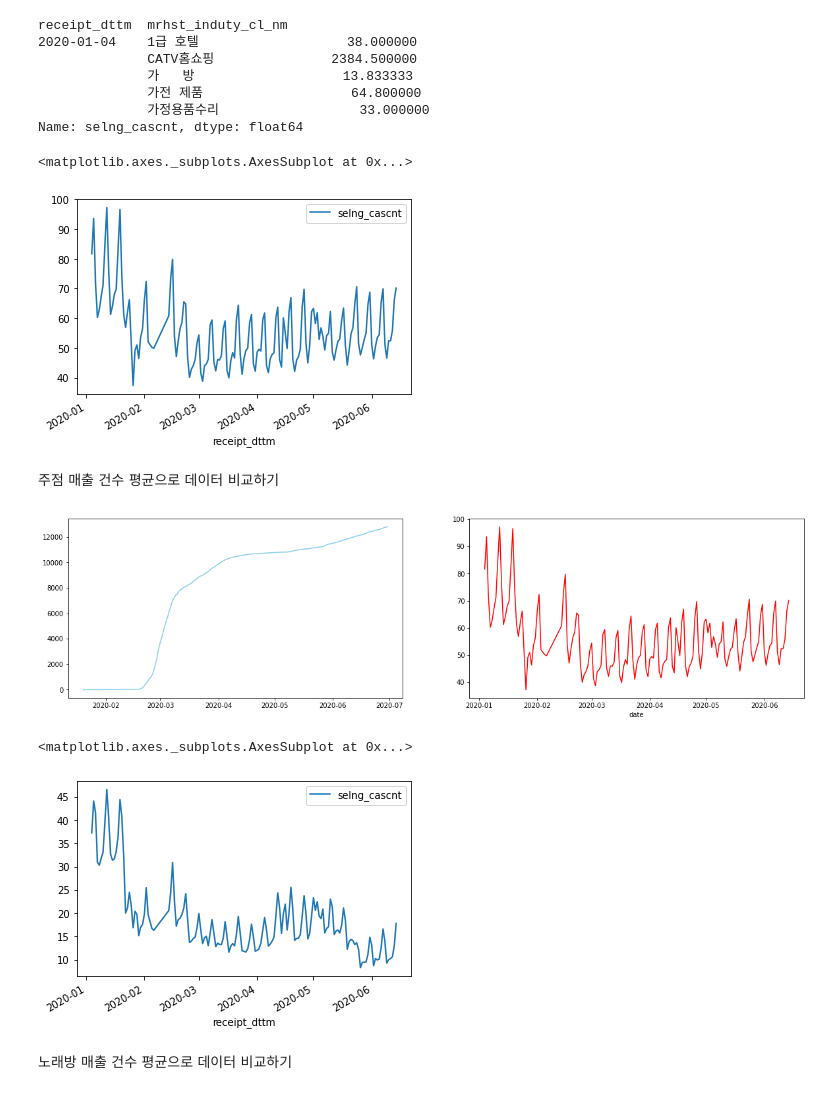
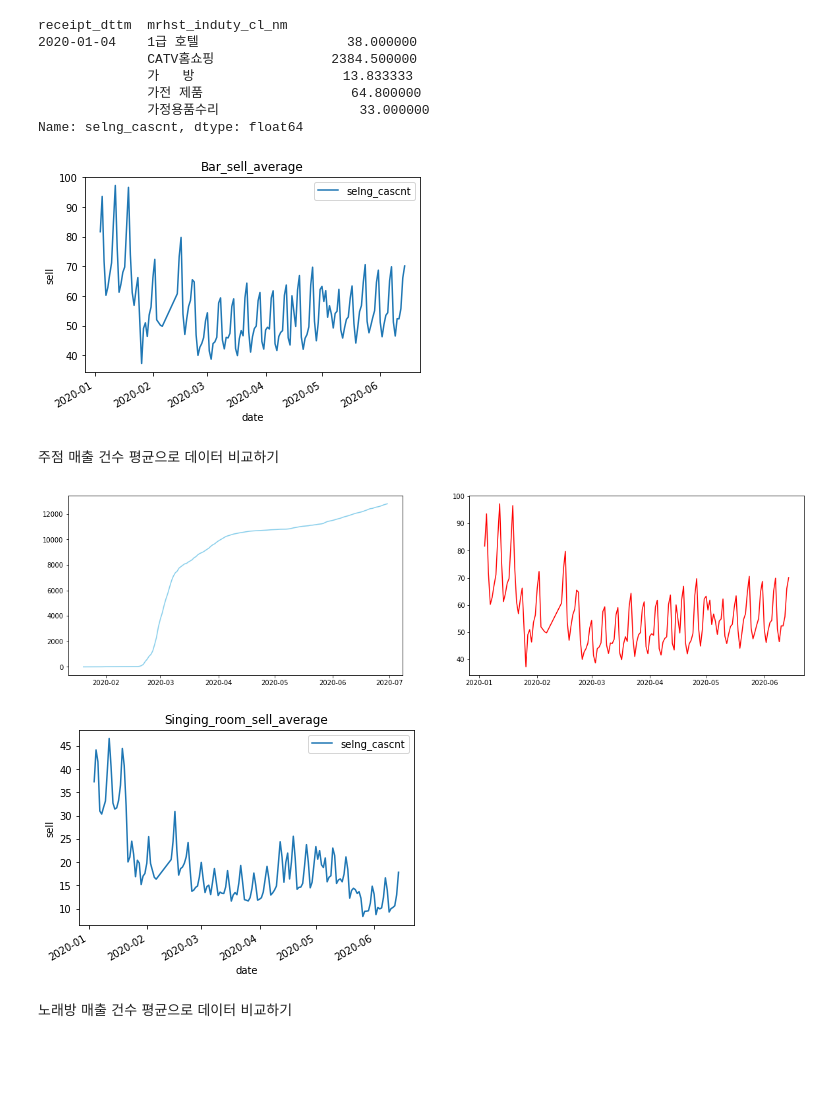
Before and after one commit to Pyeonseohee/Deeplearning, a Jupyter notebook: Datascience_Post_Covid19_1.ipynb, the cells around one changed output. Drawn from its saved outputs; the diff is of its cells as text; code cells hidden in the pictures; blank space fills up the shorter version.

```diff
--- a/Datascience_Post_Covid19_1.ipynb
+++ b/Datascience_Post_Covid19_1.ipynb
@@ -338,25 +335,30 @@ Name: selng_cascnt, dtype: float64
 # %%
 Bar_average = DataFrame(average[:, '주점'])
 Bar_average.plot()
+plt.xlabel('date')
+plt.ylabel('sell')
+plt.title('Bar_sell_average')
+plt.show()
 # %% [output]
-<matplotlib.axes._subplots.AxesSubplot at 0x...>
-[figure, old version]
+[figure, new version]
 # %% [markdown]
 주점 매출 건수 평균으로 데이터 비교하기
 # %%
 fig, ax = plt.subplots(1, 2, figsize=(20, 5))
 ax[0].plot(confirm['date'], confirm['confirmed'], color = 'skyblue')
 ax[1].plot(Bar_average.index, Bar_average['selng_cascnt'], color = 'red')
-plt.xlabel('date')
 plt.show()
 # %% [output]
-[figure, old version]
+[figure, new version]
 # %%
 singing_room_average = DataFrame(average[:, '노래방'])
 singing_room_average.plot()
+plt.xlabel('date')
+plt.ylabel('sell')
+plt.title('Singing_room_sell_average')
+plt.show()
 # %% [output]
-<matplotlib.axes._subplots.AxesSubplot at 0x...>
-[figure, old version]
+[figure, new version]
 # %% [markdown]
 노래방 매출 건수 평균으로 데이터 비교하기
 # %%
```
Also changed, not shown: parts of 15 cells of this notebook.
